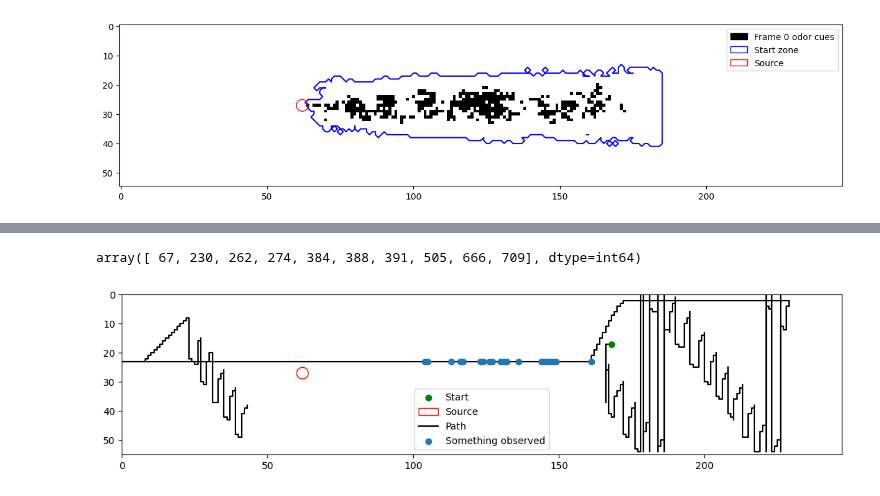
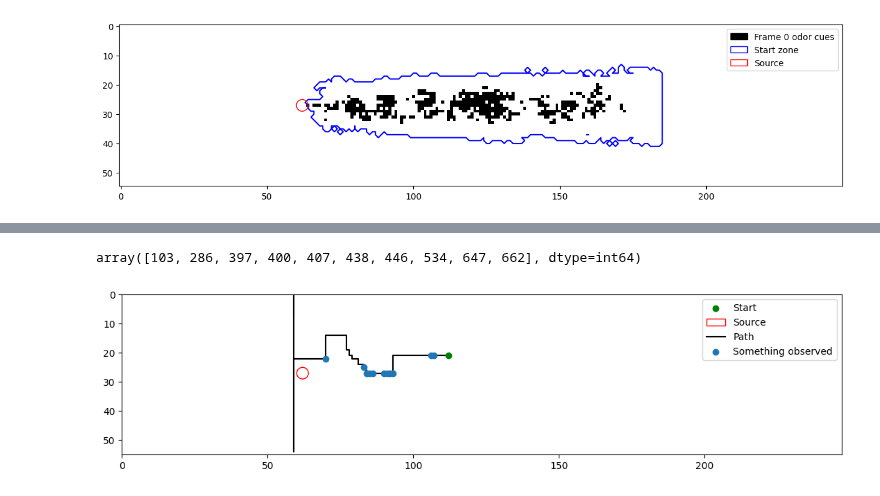
Before and after one commit to PimLb/olfactory-navigation, a Jupyter notebook: experiments/pomdp_agent_simplified_model.ipynb, the cells around one changed output, grey strips where cells are left out. Cells and saved outputs as stored; diff of their text form; code cells hidden in the pictures.

```diff
--- a/experiments/pomdp_agent_simplified_model.ipynb
+++ b/experiments/pomdp_agent_simplified_model.ipynb
@@ -35,5 +34,5 @@ from olfactory_navigation.agents.model_based_util.environment_converter import m
 # %%
-ag = FSVI_Agent(env, environment_converter=minimal_converter, partitions=[3,10])
+ag = FSVI_Agent(env, environment_converter=minimal_converter, partitions=[2,5])
 # %%
-_ = ag.train(expansions=100, force=True, use_gpu=True)
+_ = ag.train(expansions=1000, force=True, use_gpu=True)
 # %% [output]
@@ -85,8 +83,8 @@ plt.colorbar(orientation='horizontal')
 # %%
 np.where(hist.done_at_step == -1)[0][:10]
 # %% [output]
-array([ 67, 230, 262, 274, 384, 388, 391, 505, 666, 709], dtype=int64)
+array([103, 286, 397, 400, 407, 438, 446, 534, 647, 662], dtype=int64)
 # %%
-hist.plot(67)
+hist.plot(438)
 # %% [output]
-[figure, old version]
+[figure, new version]
```
Also changed, not shown: parts of 7 cells of this notebook, 1 other file.
